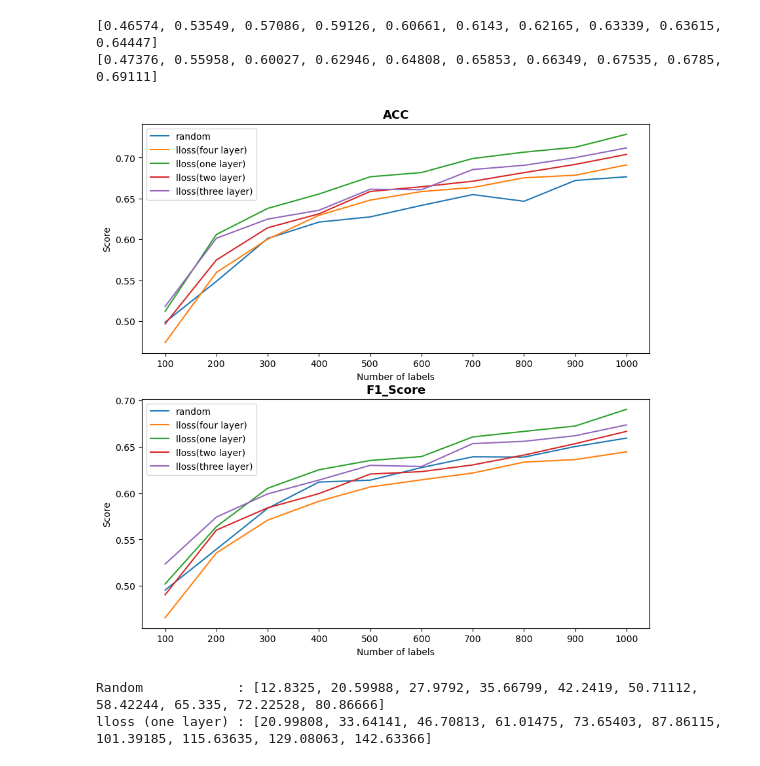
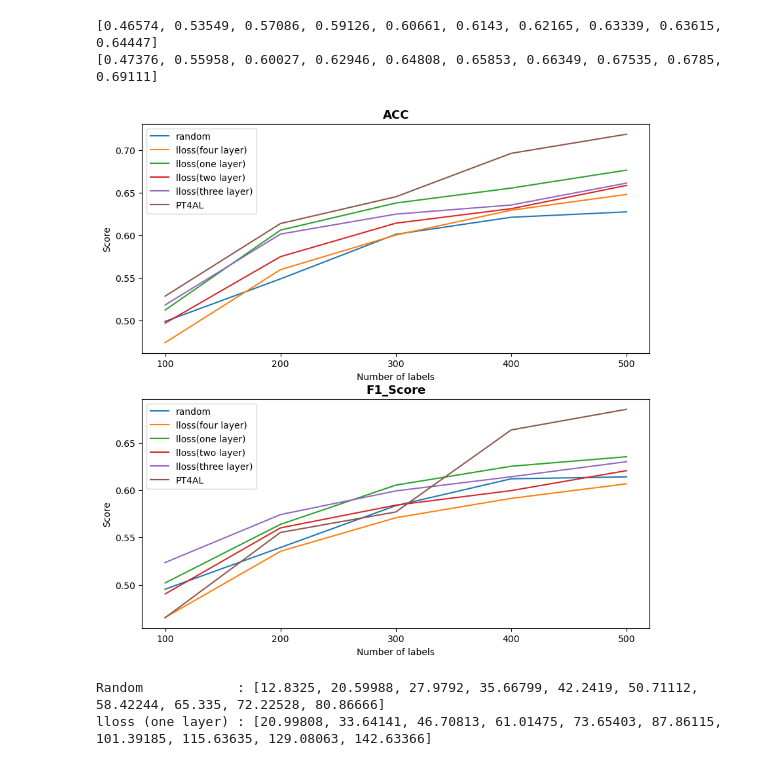
Before and after one commit to lbg030/DeepLearning, a Jupyter notebook: visualization.ipynb, the cells around one changed output. Saved outputs shown, nothing was run; the diff lists cells and outputs as text; code cells hidden in the pictures.

```diff
--- a/visualization.ipynb
+++ b/visualization.ipynb
@@ -148,56 +148,60 @@ print(mean_acc)
 import matplotlib.pyplot as plt
 
 
-label = [f"{i}00" for i in range(1,11)]
+label = [f"{i}00" for i in range(1,6)]
 
 random_acc = [0.4987, 0.5487, 0.60117, 0.62117, 0.62753, 0.6416, 0.6548, 0.64663, 0.6721, 0.6766]
 ll_acc =  [0.47376, 0.55958, 0.60027, 0.62946, 0.64808, 0.65853, 0.66349, 0.67535, 0.6785, 0.69111]
 ll1_acc = [0.51206, 0.60605, 0.63792, 0.6555, 0.67661, 0.68179, 0.69895, 0.70672, 0.71271, 0.72865]
 ll2_acc = [0.49666, 0.57485, 0.61422, 0.63125, 0.65863, 0.66435, 0.67116, 0.68165, 0.69173, 0.70399]
 ll3_acc = [0.51805, 0.60142, 0.62485, 0.63561, 0.66135, 0.66081, 0.68547, 0.69064, 0.70004, 0.71189]
+pt_acc =  [0.528402125051083,0.6138128320392317,0.6452799346138129,0.6963628933387822,0.7188393951777687]
 
 random_f1 = [0.49553, 0.53947, 0.5836, 0.6119, 0.61393, 0.6275, 0.6391, 0.6388, 0.6502, 0.65927]
 ll_f1 = [0.46574, 0.53549, 0.57086, 0.59126, 0.60661, 0.6143, 0.62165, 0.63339, 0.63615, 0.64447]
 ll1_f1 = [0.50214, 0.56386, 0.60524, 0.62513, 0.63516, 0.63937, 0.66052, 0.66648, 0.6723, 0.69029]
 ll2_f1 = [0.4905, 0.56016, 0.58411, 0.59945, 0.62051, 0.62314, 0.63038, 0.64098, 0.65329, 0.66651]
 ll3_f1 = [0.52361, 0.57416, 0.59913, 0.61405, 0.62995, 0.62866, 0.65331, 0.6558, 0.66185, 0.67352]
+pt_f1 = [0.46546525081226126, 0.5553650141452627, 0.5769359036039932, 0.6633987289353455, 0.6851472924774754]
 
 title_font = {
     'fontsize': 13,
     'fontweight': 'bold'
 }
 plt.figure(figsize = (10,10))
 
 ## ACC
 plt.subplot(2,1,1)
-plt.plot(label,random_acc, label='random')
-plt.plot(label, ll_acc, label = 'lloss(four layer)')
-plt.plot(label, ll1_acc, label = 'lloss(one layer)')
-plt.plot(label, ll2_acc, label = 'lloss(two layer)')
-plt.plot(label, ll3_acc, label = 'lloss(three layer)')
+plt.plot(label,random_acc[:5], label='random')
+plt.plot(label, ll_acc[:5], label = 'lloss(four layer)')
+plt.plot(label, ll1_acc[:5], label = 'lloss(one layer)')
+plt.plot(label, ll2_acc[:5], label = 'lloss(two layer)')
+plt.plot(label, ll3_acc[:5], label = 'lloss(three layer)')
+plt.plot(label, pt_acc, label = "PT4AL")
+
 plt.title("ACC", fontdict=title_font)
 plt.xlabel("Number of labels")
 plt.ylabel("Score")
 plt.legend()
 
 # F1 Score
 plt.subplot(2,1,2)
-plt.plot(label, random_f1, label='random')
-plt.plot(label, ll_f1, label = 'lloss(four layer)')
-plt.plot(label, ll1_f1, label = 'lloss(one layer)')
-plt.plot(label, ll2_f1, label = 'lloss(two layer)')
-plt.plot(label, ll3_f1, label = 'lloss(three layer)')
-
+plt.plot(label, random_f1[:5], label='random')
+plt.plot(label, ll_f1[:5], label = 'lloss(four layer)')
+plt.plot(label, ll1_f1[:5], label = 'lloss(one layer)')
+plt.plot(label, ll2_f1[:5], label = 'lloss(two layer)')
+plt.plot(label, ll3_f1[:5], label = 'lloss(three layer)')
+plt.plot(label, pt_f1, label = 'PT4AL')
 
 plt.xlabel("Number of labels")
 plt.ylabel("Score")
 
 plt.title("F1_Score", fontdict=title_font)
 
 plt.legend()
 plt.show()
 # %% [output]
-[figure, old version]
+[figure, new version]
 # %%
 mean_f1 = []
 mean_acc = []
```
Also changed, not shown: parts of 1 cell of this notebook, 2 other files.
